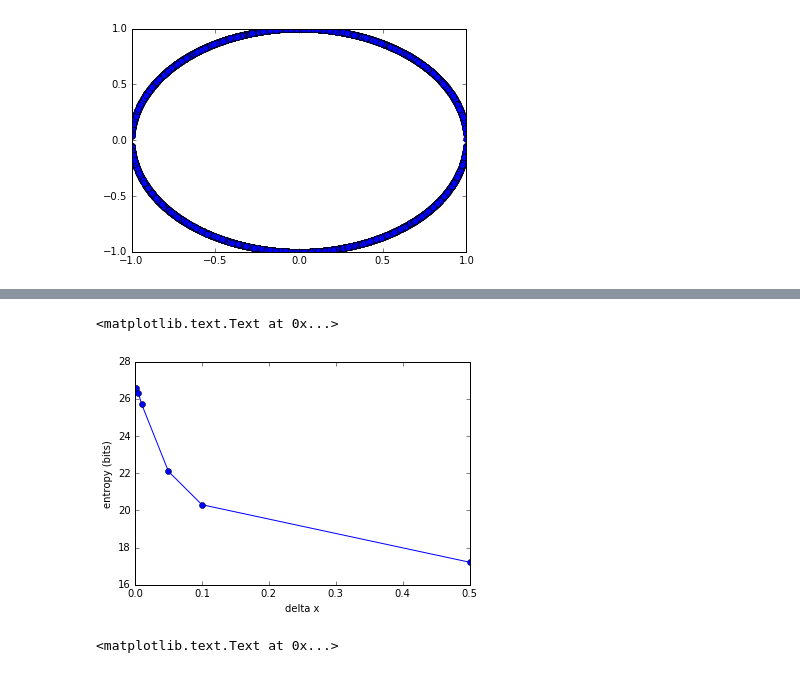
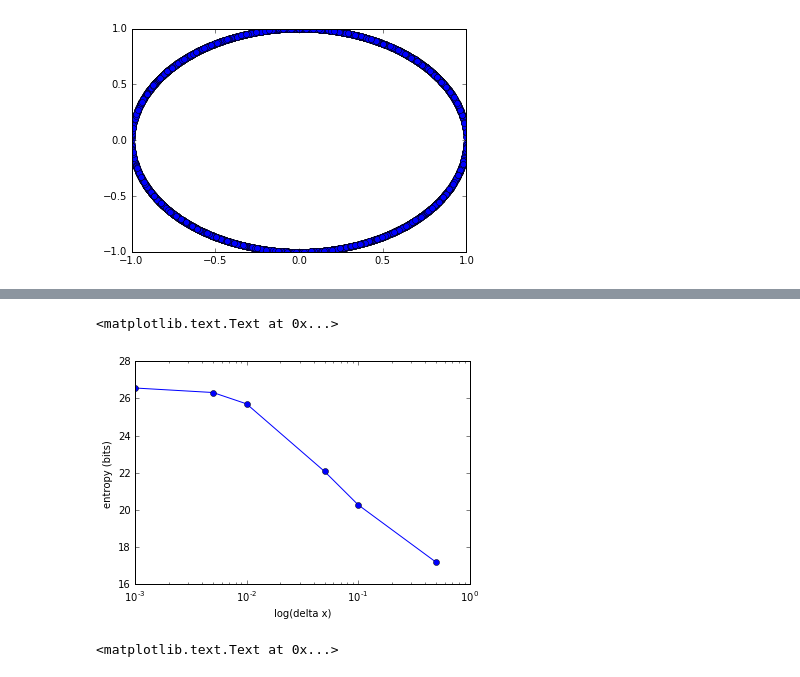
Before and after one commit to Kevin-Sean-Chen/Biophysics, a Jupyter notebook: EntropyScaling.ipynb, the cells around one changed output, grey strips where cells are left out. Saved outputs shown, nothing was run; the diff lists cells and outputs as text; code cells hidden in the pictures.

```diff
--- a/EntropyScaling.ipynb
+++ b/EntropyScaling.ipynb
@@ -65,19 +65,19 @@ plt.plot(xn,yn,'o')
 # %%
 dxs = np.array([0.001,0.005,0.01,0.05,0.1,0.5])
 Ss = []
 for i in dxs:
     xs = np.arange(-2,2+1,i)
     H, xedges, yedges = np.histogram2d(xn,yn,bins=(xs,xs))
     Pxy = (H+10**-10)/N
     S = -np.dot( Pxy.reshape(-1), np.log2(Pxy.reshape(-1)) ) - D*np.log2(dx)
     Ss.append(S)
 
-plt.plot(dxs,Ss,'-o')
-plt.xlabel('delta x')
+plt.semilogx(dxs,Ss,'-o')
+plt.xlabel('log(delta x)')
 plt.ylabel('entropy (bits)')
 # %% [output]
 <matplotlib.text.Text at 0x...>
-[figure, old version]
+[figure, new version]
 # %%
 ###transition of noise level
 dx = 0.01
```
Also changed, not shown: parts of 3 cells of this notebook.
